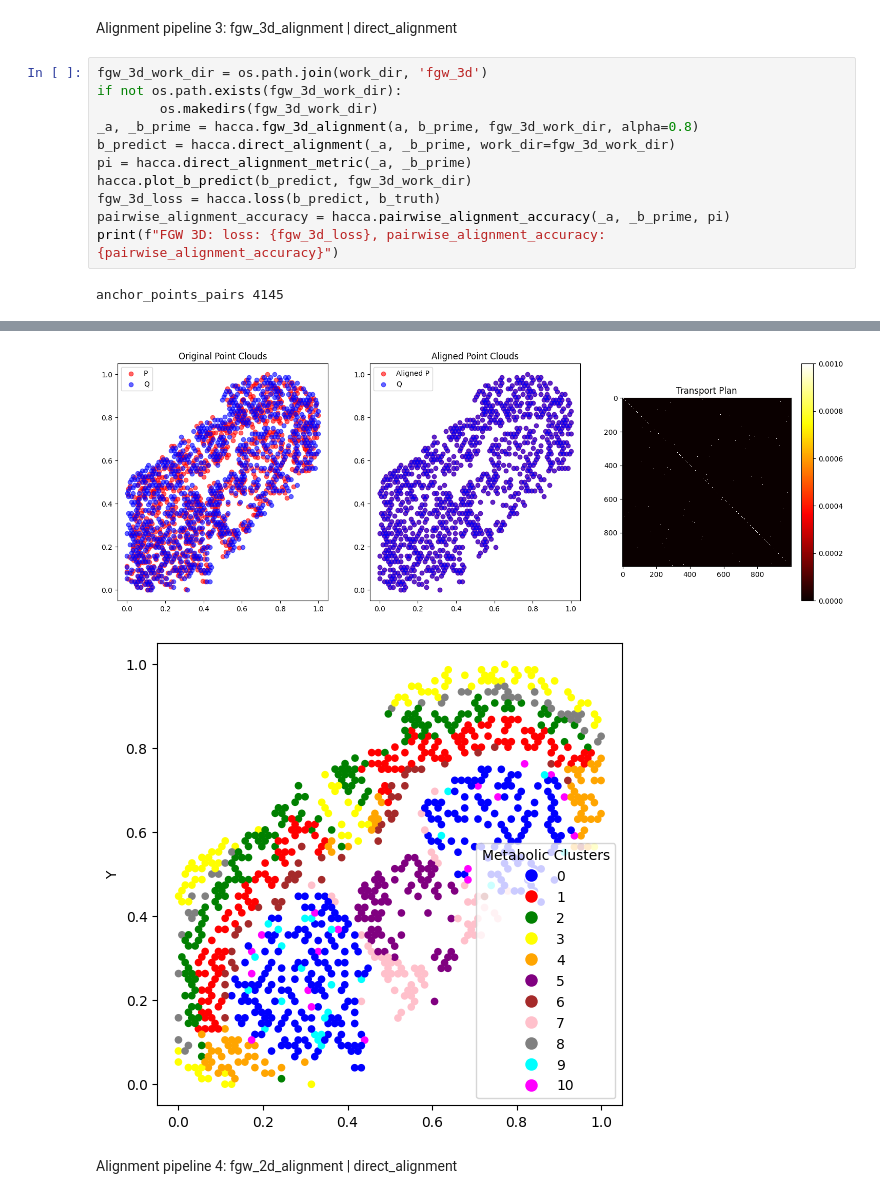
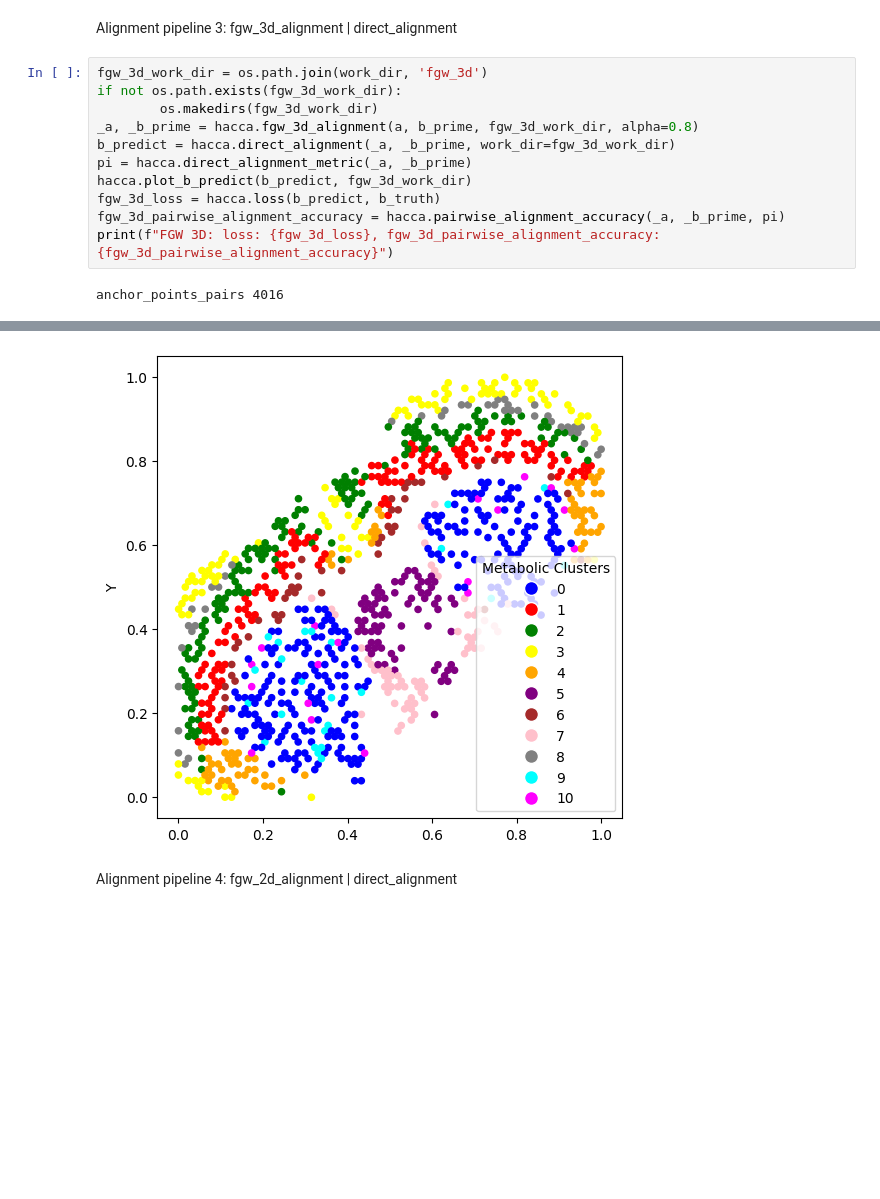
Before and after one commit to LittleLittleCloud/haCCA, a Jupyter notebook: example/comparasion_between_haCCA_and_other_alignment_method.ipynb, the cells around one changed output, grey strips where cells are left out. Drawn from its saved outputs; the diff is of its cells as text; blank space fills up the shorter version.

```diff
--- a/example/comparasion_between_haCCA_and_other_alignment_method.ipynb
+++ b/example/comparasion_between_haCCA_and_other_alignment_method.ipynb
@@ -174,8 +208,8 @@ b_predict = hacca.direct_alignment(_a, _b_prime, work_dir=fgw_3d_work_dir)
 pi = hacca.direct_alignment_metric(_a, _b_prime)
 hacca.plot_b_predict(b_predict, fgw_3d_work_dir)
 fgw_3d_loss = hacca.loss(b_predict, b_truth)
-pairwise_alignment_accuracy = hacca.pairwise_alignment_accuracy(_a, _b_prime, pi)
-print(f"FGW 3D: loss: {fgw_3d_loss}, pairwise_alignment_accuracy: {pairwise_alignment_accuracy}")
+fgw_3d_pairwise_alignment_accuracy = hacca.pairwise_alignment_accuracy(_a, _b_prime, pi)
+print(f"FGW 3D: loss: {fgw_3d_loss}, fgw_3d_pairwise_alignment_accuracy: {fgw_3d_pairwise_alignment_accuracy}")
 # %% [output]
-anchor_points_pairs 4145
+anchor_points_pairs 4016
 lenth of high_correlated_features_pairs 100
@@ -183,5 +217,4 @@ FGW 3D: loss: (np.float32(69.48714), np.float64(0.732), 0.5752226692421393), pai
-[figure, old version]
+[figure, new version]
-[figure, removed]
 # %% [markdown]
 Alignment pipeline 4: fgw_2d_alignment | direct_alignment
 # %%
```
Also changed, not shown: parts of 14 cells of this notebook.
